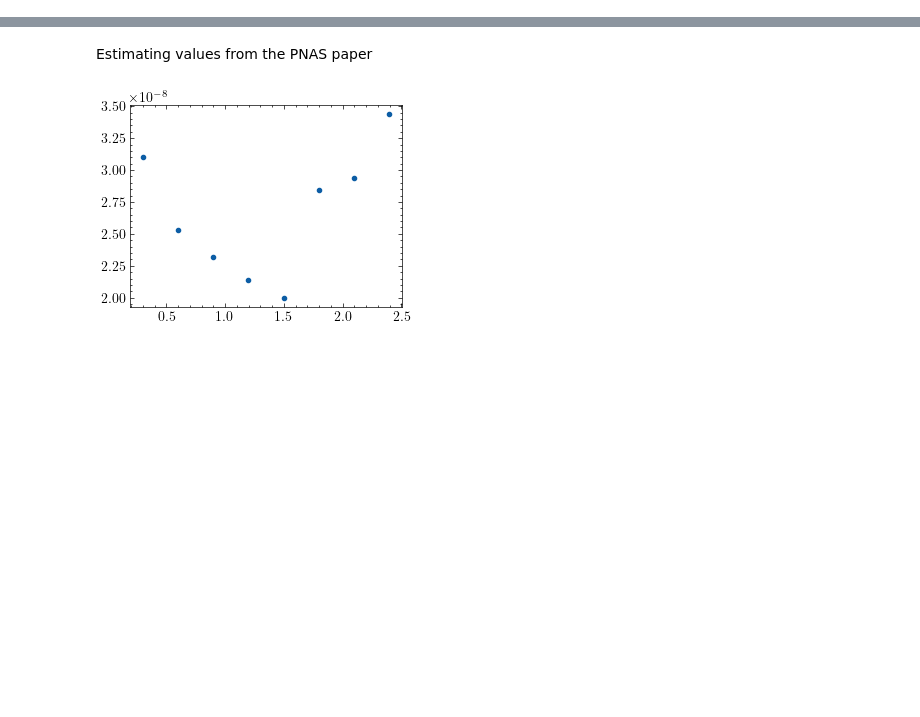
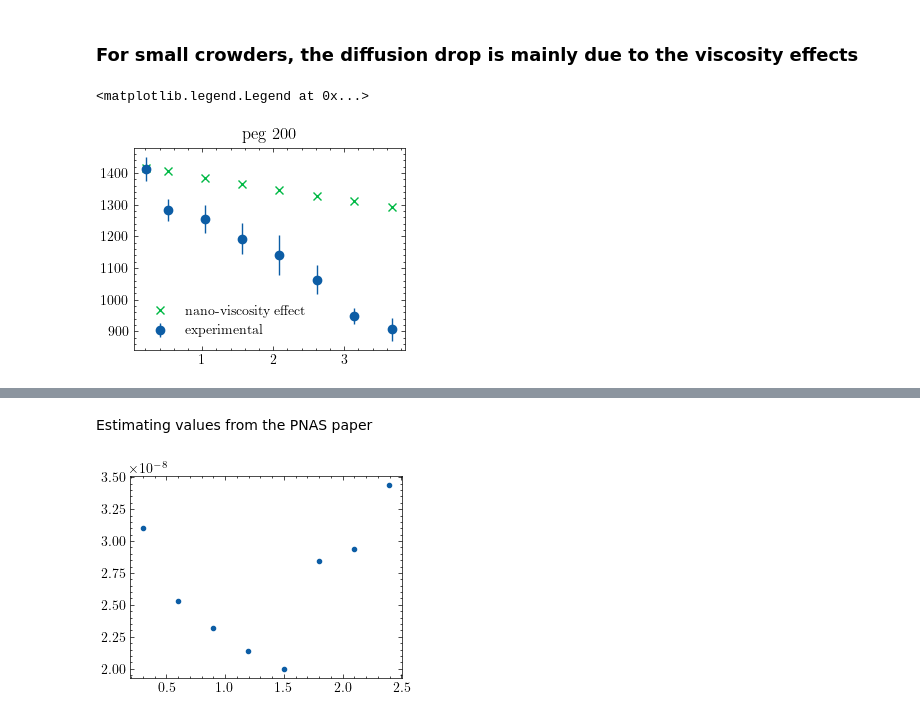
Before and after one commit to antonilis/molecular_crowding, a Jupyter notebook: analysis.ipynb, the cells around one changed output, grey strips where cells are left out. Saved outputs shown, nothing was run; the diff lists cells and outputs as text; code cells hidden in the pictures; blank space fills up the shorter version.

```diff
--- a/analysis.ipynb
+++ b/analysis.ipynb
@@ -13,0 +66,20 @@ plt.style.use('science')
+# %% [markdown]
+### For small crowders, the diffusion drop is mainly due to the viscosity effects
+# %%
+peg200 = data[data['crowder'] == 'PEG200']
+
+
+D_measured, D_measured_err = uts.get_float_uncertainty(peg200['D_Na_[um2/s]'])
+
+#D_viscosity, D_viscosity_err = uts.get_float_uncertainty(peg200['D_Na_[um2/s] corr'])
+
+D_viscosity = peg200['D_Na_[um2/s] corr']
+
+
+plt.errorbar( peg200['monomers concentration [M]'] , D_measured, yerr=D_measured_err, fmt='o', label='experimental')
+plt.plot( peg200['monomers concentration [M]'] , D_viscosity, 'x',  label='nano-viscosity effect')
+plt.title('peg 200')
+plt.legend()
+# %% [output]
+<matplotlib.legend.Legend at 0x...>
+[figure, added]
```
Also changed, not shown: parts of 43 cells of this notebook, 17 other files.
